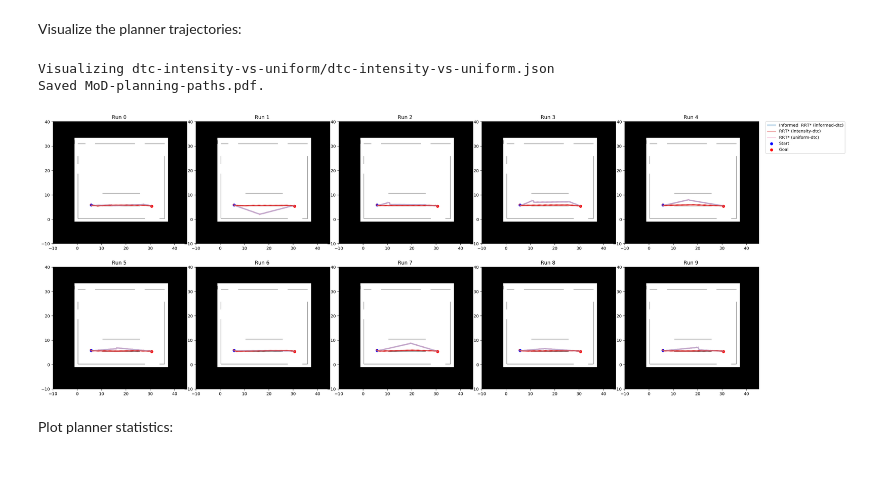
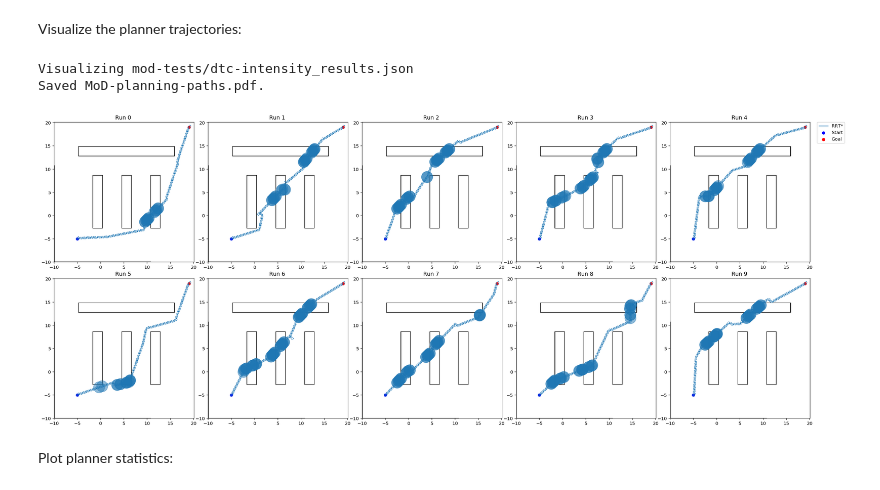
Before and after one commit to ksatyaki/bench-mr, a Jupyter notebook: python/MoD-planning-pedsim.ipynb, the cells around one changed output. Drawn from its saved outputs; the diff is of its cells as text; code cells hidden in the pictures.

```diff
--- a/python/MoD-planning-pedsim.ipynb
+++ b/python/MoD-planning-pedsim.ipynb
@@ -69,11 +80,11 @@ Running MPB with ID intensity-dtc (log file at dtc-intensity-vs-uniform/intensit
 Visualize the planner trajectories:
 # %%
 from trajectory import visualize
-visualize('{}-intensity-vs-uniform/{}-intensity-vs-uniform.json'.format(cost_fn, cost_fn), save_file="MoD-planning-paths.pdf")
+visualize('mod-tests/mod-tests-combined.json', save_file="MoD-planning-paths.pdf")
 # %% [output]
-Visualizing dtc-intensity-vs-uniform/dtc-intensity-vs-uniform.json
+Visualizing mod-tests/dtc-intensity_results.json
 Saved MoD-planning-paths.pdf.
-[figure, old version]
+[figure, new version]
 # %% [markdown]
 Plot planner statistics:
 # %%
```
Also changed, not shown: parts of 11 cells of this notebook, 3 other files.
